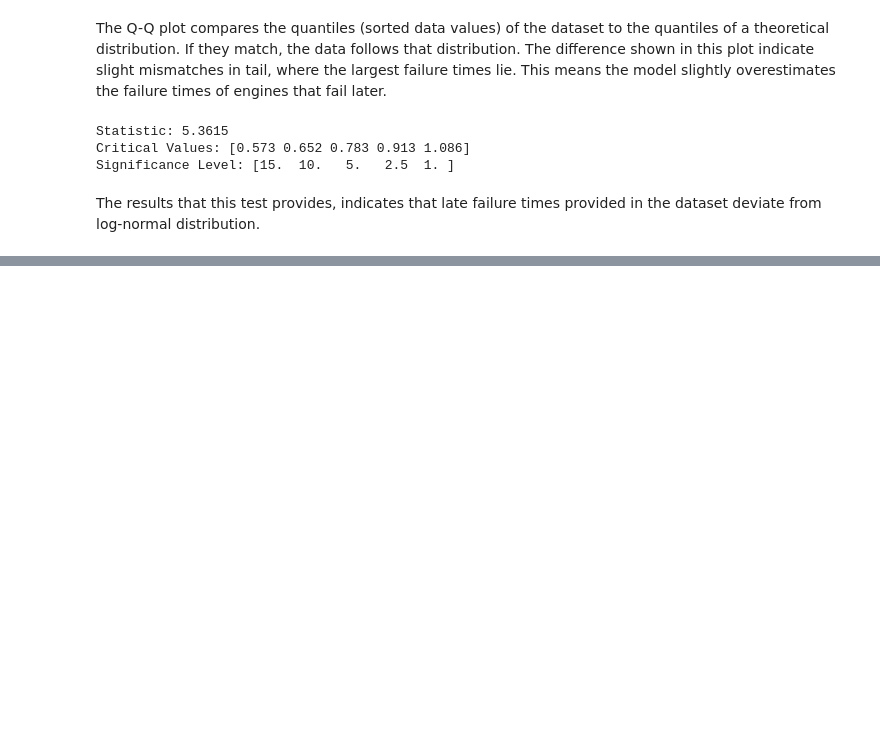
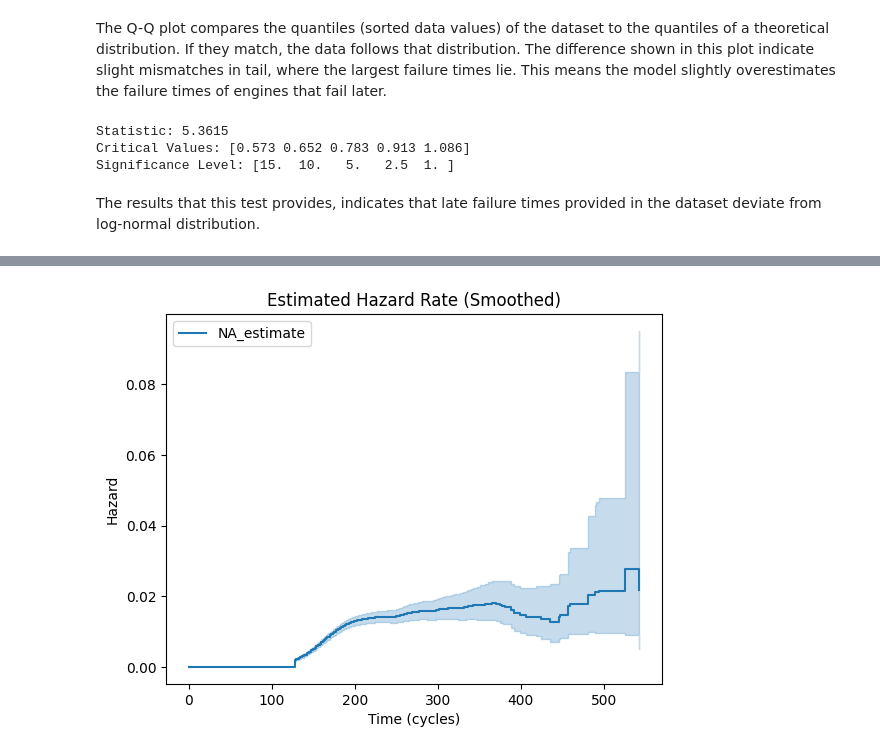
Before and after one commit to sofiatqsevskaa/engine-failure-analysis, a Jupyter notebook: train_set_statistical_analysis.ipynb, the cells around one changed output, grey strips where cells are left out. Cells and saved outputs as stored; diff of their text form; code cells hidden in the pictures; blank space fills up the shorter version.

```diff
--- a/train_set_statistical_analysis.ipynb
+++ b/train_set_statistical_analysis.ipynb
@@ -200,0 +252,8 @@ plt.show()
+# %%
+naf.plot_hazard(bandwidth=50)
+plt.title("Estimated Hazard Rate (Smoothed)")
+plt.xlabel("Time (cycles)")
+plt.ylabel("Hazard")
+plt.show()
+# %% [output]
+[figure, added]
```
Also changed, not shown: parts of 8 cells of this notebook.
